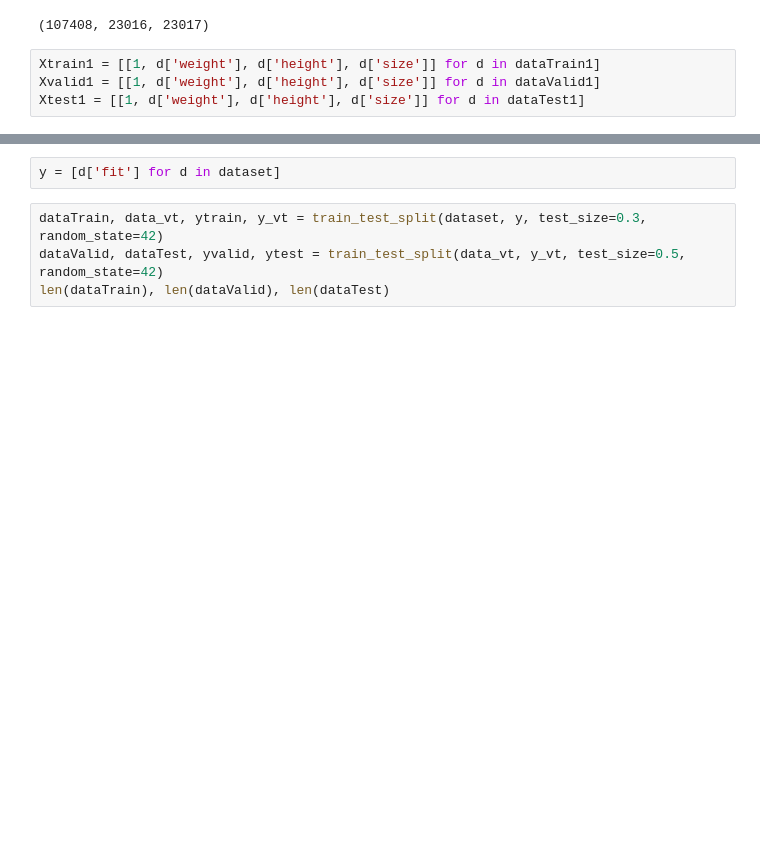
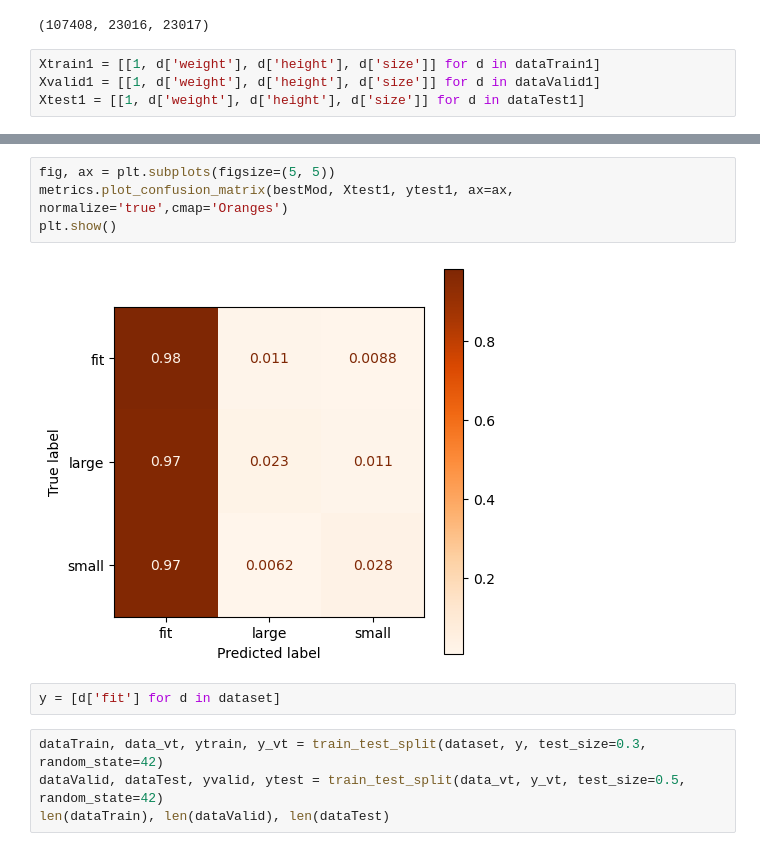
Before and after one commit to daphneyyy/CSE158_Assignment2, a Jupyter notebook: A2_alternate.ipynb, the cells around one changed output, grey strips where cells are left out. Drawn from its saved outputs; the diff is of its cells as text; blank space fills up the shorter version.

```diff
--- a/A2_alternate.ipynb
+++ b/A2_alternate.ipynb
@@ -127,3 +163,9 @@ plt.show()
+# %%
+fig, ax = plt.subplots(figsize=(5, 5))
+metrics.plot_confusion_matrix(bestMod, Xtest1, ytest1, ax=ax, normalize='true',cmap='Oranges')
+plt.show()
+# %% [output]
+[figure, added]
 # %%
 y = [d['fit'] for d in dataset]
 # %%
```
Also changed, not shown: parts of 14 cells of this notebook, 10 other files.
